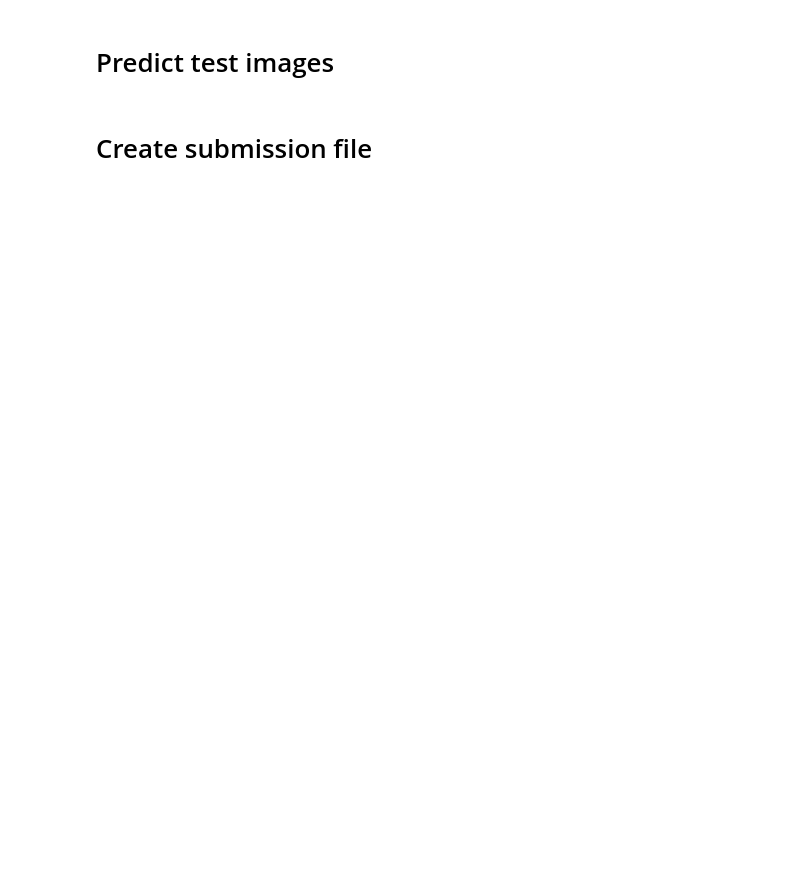
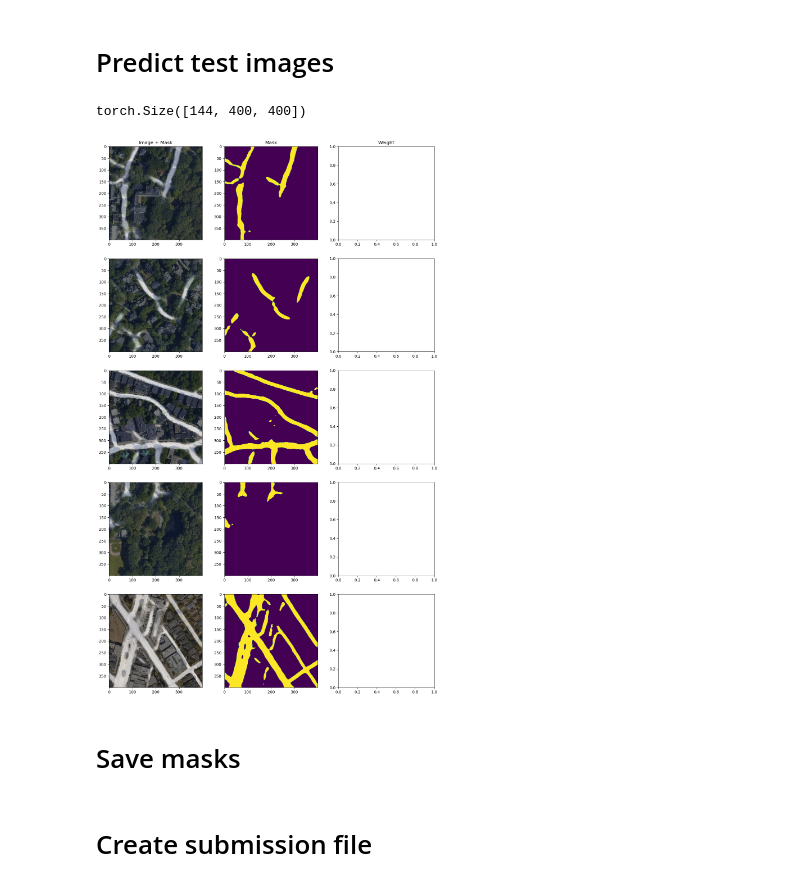
Before and after one commit to veichta/TopoAI, a Jupyter notebook: notebooks/create_submission.ipynb, the cells around one changed output. Cells and saved outputs as stored; diff of their text form; code cells hidden in the pictures; blank space fills up the shorter version.

```diff
--- a/notebooks/create_submission.ipynb
+++ b/notebooks/create_submission.ipynb
@@ -29,4 +62,4 @@ args = argparse.Namespace(**vars)
 # %%
-metadata = os.path.join("..", args.metadata)
+metadata = "../metadata.json"
 
 metadata = json.load(open(metadata, "r"))
@@ -51,3 +94,52 @@ len(fnames)
 # %% [markdown]
 # Predict test images
+# %%
+def predict_mask(path, checkpoints):
+    mean = metadata["cil"]["img_mean"]
+    std = metadata["cil"]["img_std"]
+
+    transform = Normalize(mean=mean, std=std)
+
+    image = load_image(path)
+    image = torch.tensor(image)
+    image = image.permute(2, 0, 1).unsqueeze(0).float()
+    image = transform(image)
+
+    preds = []
+    for ckpt in checkpoints:
+        model, args = load_model(ckpt)
+
+        model.eval()
+        model.to("mps")
+        with torch.no_grad():
+            prediction = model(image.to("mps")).squeeze(0)
+            preds.append(prediction.cpu())
+
+    return torch.stack(preds).mean(0)
+
+predictions = torch.stack([predict_mask(fname, checkpoints) for fname in tqdm(fnames)])
+predictions.shape
+# %% [output]
+torch.Size([144, 400, 400])
+# %%
+N = 5
+
+images = [torch.tensor(load_image(fname)) for fname in fnames[:N]]
+masks = [torch.zeros_like(image) for image in predictions[:N]]
+weights = [torch.zeros_like(image) for image in predictions[:N]]
+
+images = torch.stack(images)
+masks = torch.stack(masks)
+weights = torch.stack(weights)
+
+plot_predictions(
+    images=images,
+    masks=masks,
+    predictions=predictions[:N],
+    # weights=predictions[:N] > .5,
+)
+# %% [output]
+[figure, added]
+# %% [markdown]
+# Save masks
 # %%
```
Also changed, not shown: parts of 13 cells of this notebook, 20 other files.
